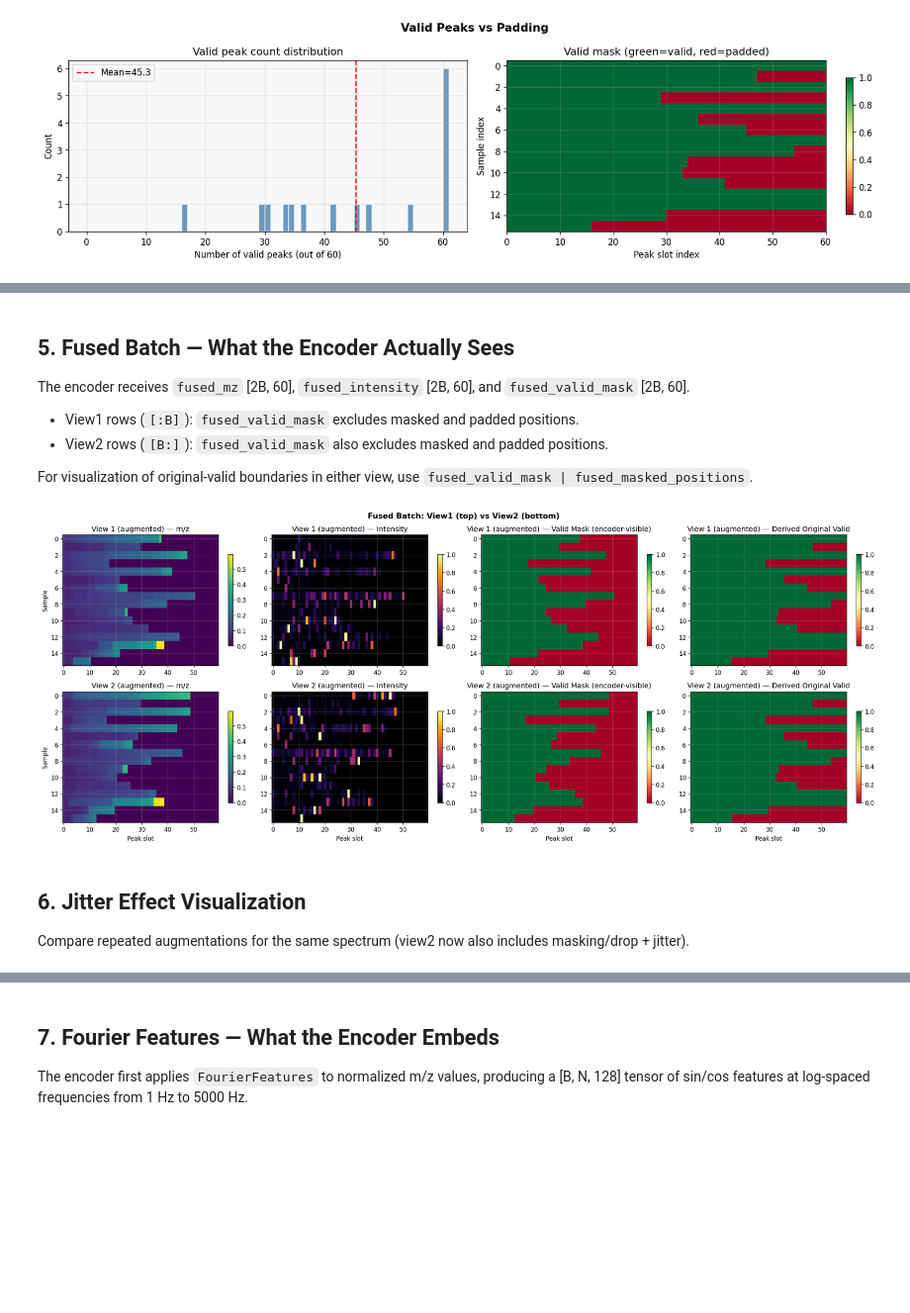
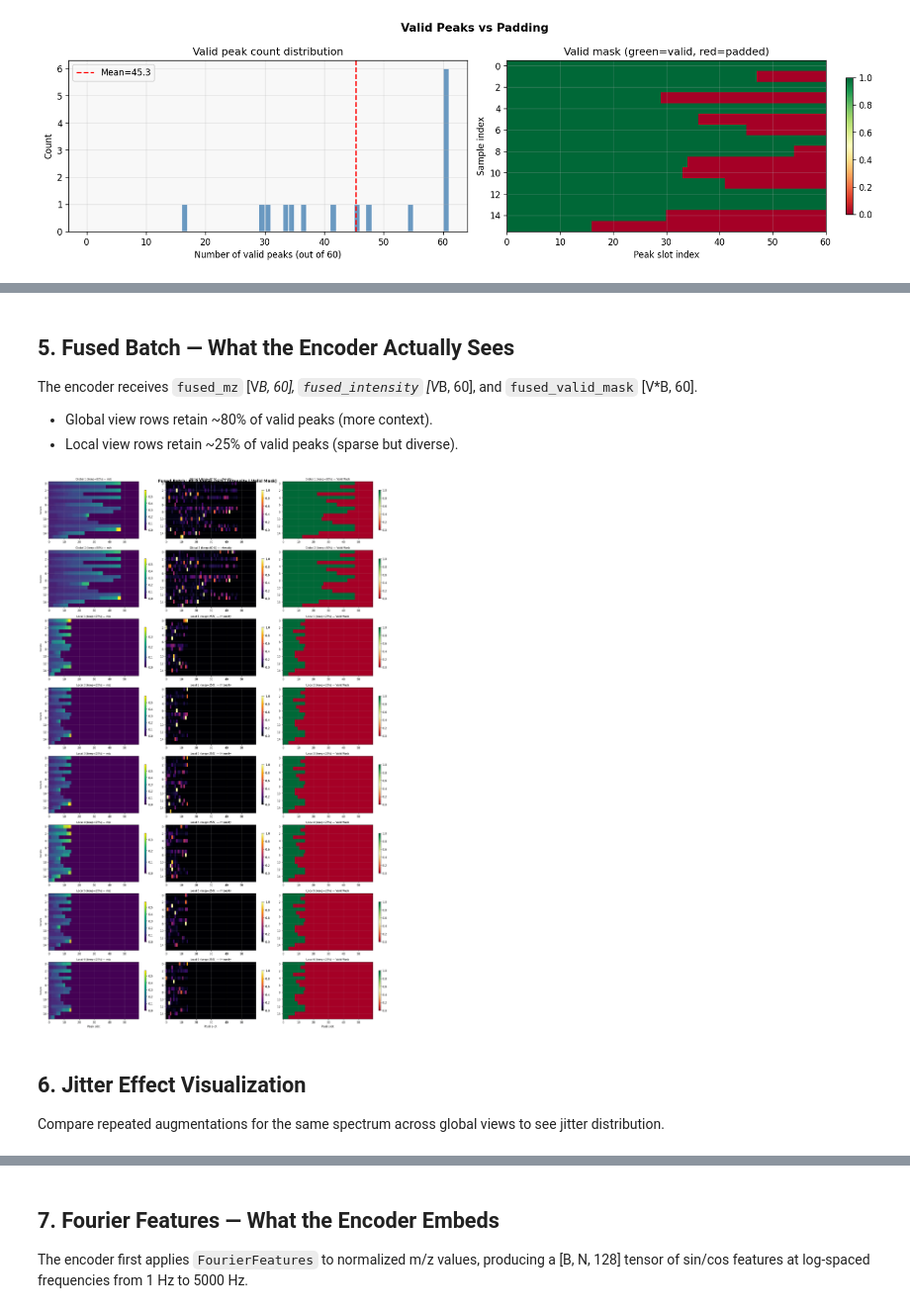
Before and after one commit to wchen99998/spectra-learning, a Jupyter notebook: notebooks/visualize_input_pipeline.executed.ipynb, the cells around one changed output, grey strips where cells are left out. Shown at 99% size. Drawn from its saved outputs; the diff is of its cells as text; code cells hidden in the pictures; blank space fills up the shorter version.

```diff
--- a/notebooks/visualize_input_pipeline.executed.ipynb
+++ b/notebooks/visualize_input_pipeline.executed.ipynb
@@ -66,13 +66,7 @@ raw_ds = _build_dataset(
     include_fingerprint=False,
     min_peak_intensity=dm.min_peak_intensity,
     mz_representation=dm.mz_representation,
-    include_sigreg_augmentation=False,  # No augmentation
-    sigreg_contiguous_mask_fraction_min=0.10,
-    sigreg_contiguous_mask_fraction_max=0.40,
-    sigreg_random_drop_fraction_min=0.05,
-    sigreg_random_drop_fraction_max=0.15,
-    sigreg_mz_jitter_std=0.0001,
-    sigreg_intensity_jitter_std=0.005,
+    augmentation_type="none",
     peak_ordering=cfg.peak_ordering,
 )
 
@@ -388,55 +333,54 @@ Note: fused_valid_mask marks encoder-visible positions (masked/padded are False)
 # %% [markdown]
 ## 5. Fused Batch — What the Encoder Actually Sees
 
-The encoder receives `fused_mz` [2B, 60], `fused_intensity` [2B, 60], and `fused_valid_mask` [2B, 60].
-- View1 rows (`[:B]`): `fused_valid_mask` excludes masked and padded positions.
-- View2 rows (`[B:]`): `fused_valid_mask` also excludes masked and padded positions.
-
-For visualization of original-valid boundaries in either view, use `fused_valid_mask | fused_masked_positions`.
+The encoder receives `fused_mz` [V*B, 60], `fused_intensity` [V*B, 60], and `fused_valid_mask` [V*B, 60].
+- Global view rows retain ~80% of valid peaks (more context).
+- Local view rows retain ~25% of valid peaks (sparse but diverse).
 # %%
-fig, axes = plt.subplots(2, 4, figsize=(20, 8))
-fig.suptitle('Fused Batch: View1 (top) vs View2 (bottom)', fontsize=13, fontweight='bold')
+num_global = cfg.multicrop_num_global_views
+num_local = cfg.multicrop_num_local_views
+V = num_global + num_local
 
-fused_mz = aug_batch['fused_mz']      # [2B, N]
+fused_mz = aug_batch['fused_mz']
 fused_int = aug_batch['fused_intensity']
 fused_valid = aug_batch['fused_valid_mask']
-fused_orig_valid = fused_valid.copy()
-fused_orig_valid = fused_orig_valid | aug_batch['fused_masked_positions']
 
-for row, (label, start) in enumerate([('View 1 (augmented)', 0), ('View 2 (augmented)', B)]):
-    sl = slice(start, start + B)
+fig, axes = plt.subplots(V, 3, figsize=(18, 3.5 * V))
+fig.suptitle(f'Fused Batch: All {V} Views (m/z | Intensity | Valid Mask)', fontsize=14, fontweight='bold')
 
-    ax = axes[row, 0]
+for v in range(V):
+    sl = slice(v * B, (v + 1) * B)
+    if v < num_global:
+        label = f'Global {v+1} (keep={cfg.multicrop_global_keep_fraction:.0%})'
+    else:
+        label = f'Local {v - num_global + 1} (keep={cfg.multicrop_local_keep_fraction:.0%})'
+
+    ax = axes[v, 0]
     im = ax.imshow(fused_mz[sl], aspect='auto', cmap='viridis', interpolation='nearest')
-    ax.set_title(f'{label} — m/z')
-    ax.set_ylabel('Sample')
+    ax.set_title(f'{label} — m/z', fontsize=9)
+    ax.set_ylabel('Sample', fontsize=8)
     plt.colorbar(im, ax=ax, shrink=0.7)
 
-    ax = axes[row, 1]
+    ax = axes[v, 1]
     im = ax.imshow(fused_int[sl], aspect='auto', cmap='inferno', interpolation='nearest')
-    ax.set_title(f'{label} — Intensity')
+    ax.set_title(f'{label} — Intensity', fontsize=9)
     plt.colorbar(im, ax=ax, shrink=0.7)
 
-    ax = axes[row, 2]
+    ax = axes[v, 2]
     im = ax.imshow(fused_valid[sl].astype(float), aspect='auto', cmap='RdYlGn', interpolation='nearest')
-    ax.set_title(f'{label} — Valid Mask (encoder-visible)')
+    ax.set_title(f'{label} — Valid Mask', fontsize=9)
     plt.colorbar(im, ax=ax, shrink=0.7)
 
-    ax = axes[row, 3]
-    im = ax.imshow(fused_orig_valid[sl].astype(float), aspect='auto', cmap='RdYlGn', interpolation='nearest')
-    ax.set_title(f'{label} — Derived Original Valid')
-    plt.colorbar(im, ax=ax, shrink=0.7)
-
-for ax in axes[1]:
+for ax in axes[-1]:
     ax.set_xlabel('Peak slot')
 
 plt.tight_layout()
 plt.savefig('notebooks/fig_fused_batch.png', bbox_inches='tight')
 plt.show()
 # %% [output]
-[figure, old version]
+[figure, new version]
 # %% [markdown]
 ## 6. Jitter Effect Visualization
 
-Compare repeated augmentations for the same spectrum (view2 now also includes masking/drop + jitter).
+Compare repeated augmentations for the same spectrum across global views to see jitter distribution.
 # %%
```
Also changed, not shown: parts of 14 cells of this notebook, 8 other files.
